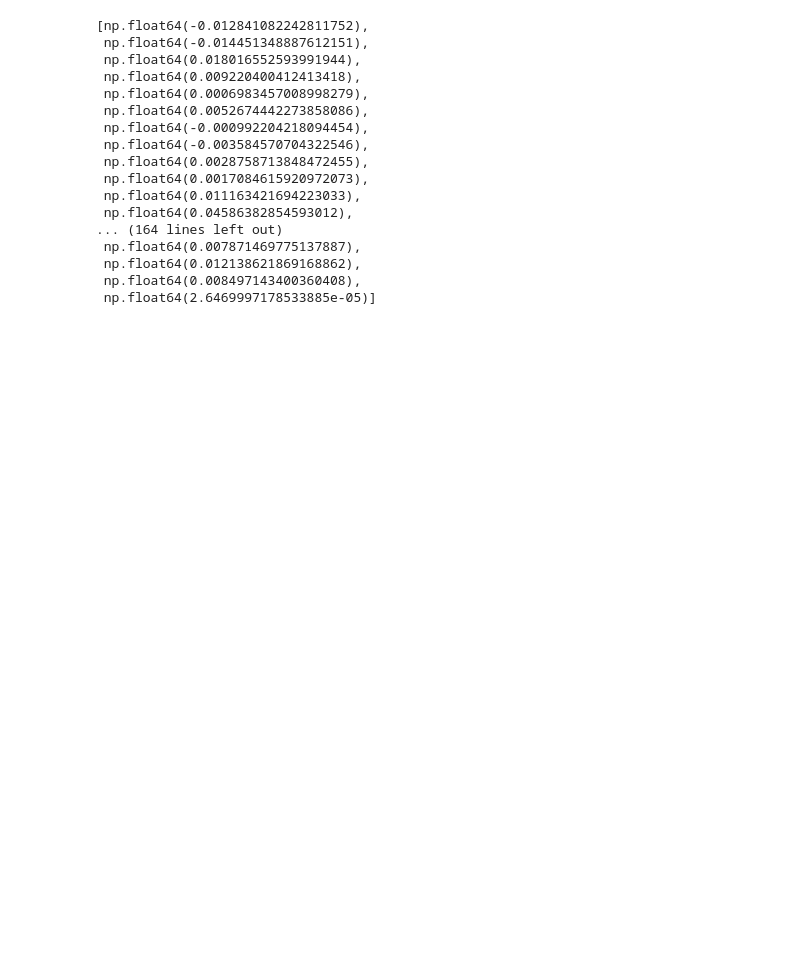
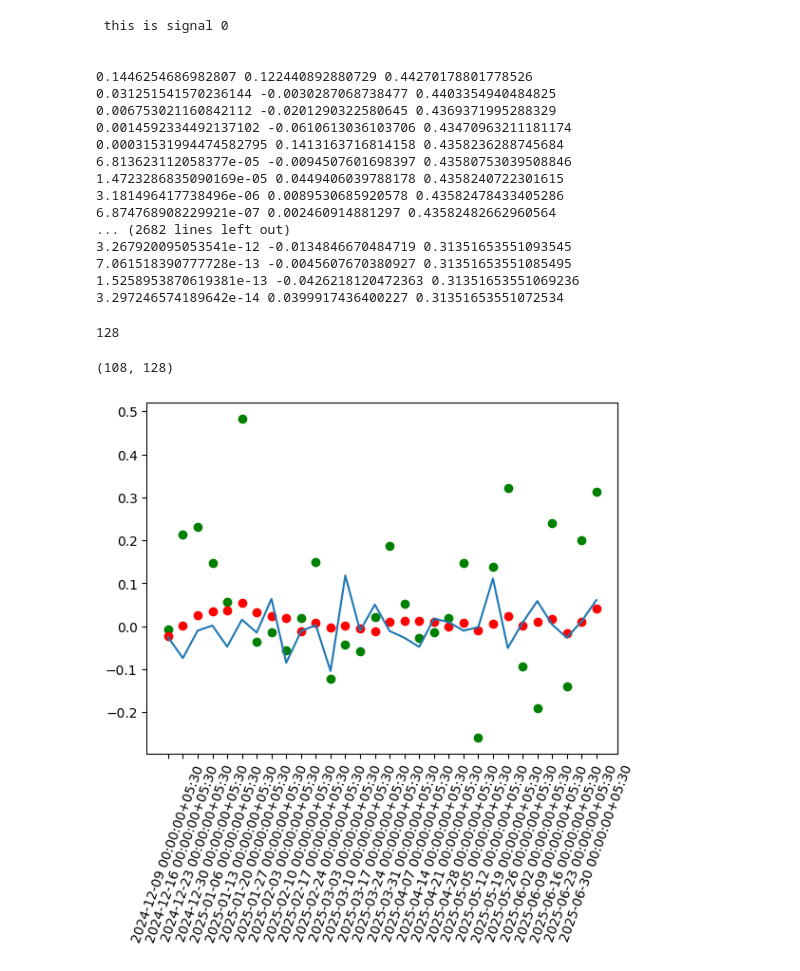
Before and after one commit to adityapentyala/markov-switching-model-trading, a Jupyter notebook: src/modelling.ipynb, the cells around one changed output. Drawn from its saved outputs; the diff is of its cells as text; code cells hidden in the pictures; blank space fills up the shorter version.

```diff
--- a/src/modelling.ipynb
+++ b/src/modelling.ipynb
@@ -187,24 +195,56 @@ len(train_data)
 # %%
-signals = []
-for i in range(0, len(train_data)-20):
-    signal = indicator_signal(ar_weights, np.asarray(train_data['returns'][i:i+20].reset_index(drop=True)), p=20, a=5)
-    signals.append(signal)
-signals
+signals = generate_signals(train_data, ar_weights)
 # %% [output]
-[np.float64(-0.012841082242811752),
- np.float64(-0.014451348887612151),
- np.float64(0.018016552593991944),
- np.float64(0.009220400412413418),
- np.float64(0.0006983457008998279),
- np.float64(0.0052674442273858086),
- np.float64(-0.000992204218094454),
- np.float64(-0.003584570704322546),
- np.float64(0.0028758713848472455),
- np.float64(0.0017084615920972073),
- np.float64(0.011163421694223033),
- np.float64(0.04586382854593012),
-... (164 lines left out)
- np.float64(0.007871469775137887),
- np.float64(0.012138621869168862),
- np.float64(0.008497143400360408),
- np.float64(2.6469997178533885e-05)]
+ this is signal 0
+
+
+0.1446254686982807 0.122440892880729 0.44270178801778526
+0.031251541570236144 -0.0030287068738477 0.4403354940484825
+0.006753021160842112 -0.0201290322580645 0.4369371995288329
+0.0014592334492137102 -0.0610613036103706 0.43470963211181174
+0.00031531994474582795 0.1413163716814158 0.4358236288745684
+6.813623112058377e-05 -0.0094507601698397 0.43580753039508846
+1.4723286835090169e-05 0.0449406039788178 0.4358240722301615
+3.181496417738496e-06 0.0089530685920578 0.43582478433405286
+6.874768908229921e-07 0.002460914881297 0.43582482662960564
+... (2682 lines left out)
+3.267920095053541e-12 -0.0134846670484719 0.31351653551093545
+7.061518390777728e-13 -0.0045607670380927 0.31351653551085495
+1.5258953870619381e-13 -0.0426218120472363 0.31351653551069236
+3.297246574189642e-14 0.0399917436400227 0.31351653551072534
+# %%
+def sma(returns, window):
+    signals = []
+    for i in range(len(returns)):
+        if i < window:
+            signals.append(0)  # Not enough data to calculate SMA
+        else:
+            current_sma = sum(returns[i-window:i]) / window
+            prev_sma = sum(returns[i-window-1:i-1]) / window
+            if current_sma > prev_sma:
+                signals.append(current_sma)  # SMA rising
+            elif current_sma < prev_sma:
+                signals.append(current_sma)  # SMA falling
+            else:
+                signals.append(0)  # No change
+    return signals
+
+sma_sig = sma(np.asarray(train_data['returns'].reset_index(drop=True)), 4)
+# %%
+len(sma_sig)
+# %% [output]
+128
+# %%
+len(signals), len(train_data)
+# %% [output]
+(108, 128)
+# %%
+plt.figure()
+plt.plot(data['date'][-30:], data['returns'][-30:])
+plt.scatter(data['date'][-30:], signals[-30:], color='green')
+plt.scatter(data['date'][-30:], sma_sig[-30:], color='red')
+#plt.vlines(sell_dates[-30:], -0.05, 0.05, color='red')
+plt.xticks(rotation=70)
+plt.show()
+# %% [output]
+[figure, added]
```
Also changed, not shown: parts of 23 cells of this notebook, 4 other files.
